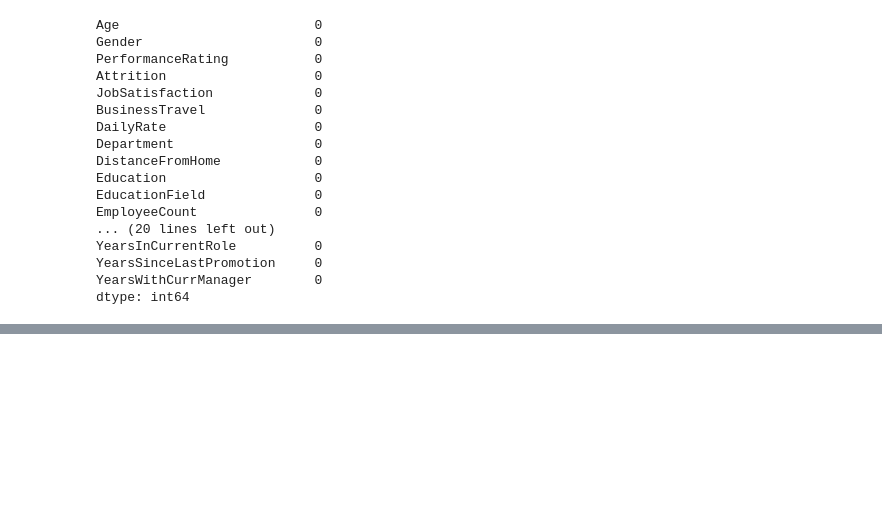
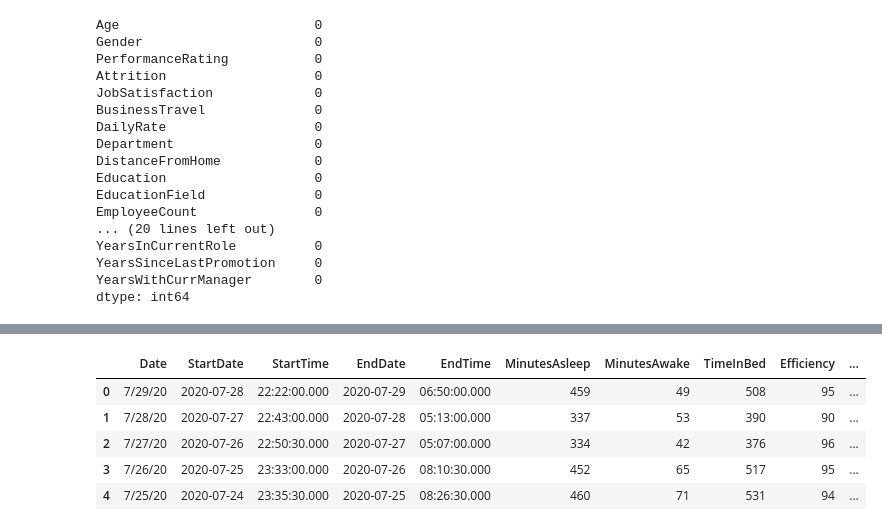
Before and after one commit to jbarkle/Exploratory-Analysis-of-Sleep-Data, a Jupyter notebook: performance_jb.ipynb, the cells around one changed output, grey strips where cells are left out. Drawn from its saved outputs; the diff is of its cells as text; code cells hidden in the pictures; blank space fills up the shorter version.

```diff
--- a/performance_jb.ipynb
+++ b/performance_jb.ipynb
@@ -142 +397,13 @@ employee_attrition.head()
+# %%
+# reorder columns
+female_sleep_reorder = female_sleep_new[["Date","StartDate", "StartTime","EndDate","EndTime","MinutesAsleep","MinutesAwake",\
+                                         "TimeInBed","Efficiency","MainSleep"]]
+female_sleep_reorder.head()
+# %% [output]
+|  | Date | StartDate | StartTime | EndDate | EndTime | MinutesAsleep | MinutesAwake | TimeInBed | Efficiency | ... |
+| 0 | 7/29/20 | 2020-07-28 | 22:22:00.000 | 2020-07-29 | 06:50:00.000 | 459 | 49 | 508 | 95 | ... |
+| 1 | 7/28/20 | 2020-07-27 | 22:43:00.000 | 2020-07-28 | 05:13:00.000 | 337 | 53 | 390 | 90 | ... |
+| 2 | 7/27/20 | 2020-07-26 | 22:50:30.000 | 2020-07-27 | 05:07:00.000 | 334 | 42 | 376 | 96 | ... |
+| 3 | 7/26/20 | 2020-07-25 | 23:33:00.000 | 2020-07-26 | 08:10:30.000 | 452 | 65 | 517 | 95 | ... |
+| 4 | 7/25/20 | 2020-07-24 | 23:35:30.000 | 2020-07-25 | 08:26:30.000 | 460 | 71 | 531 | 94 | ... |
 # %%
```
Also changed, not shown: parts of 31 cells of this notebook.
